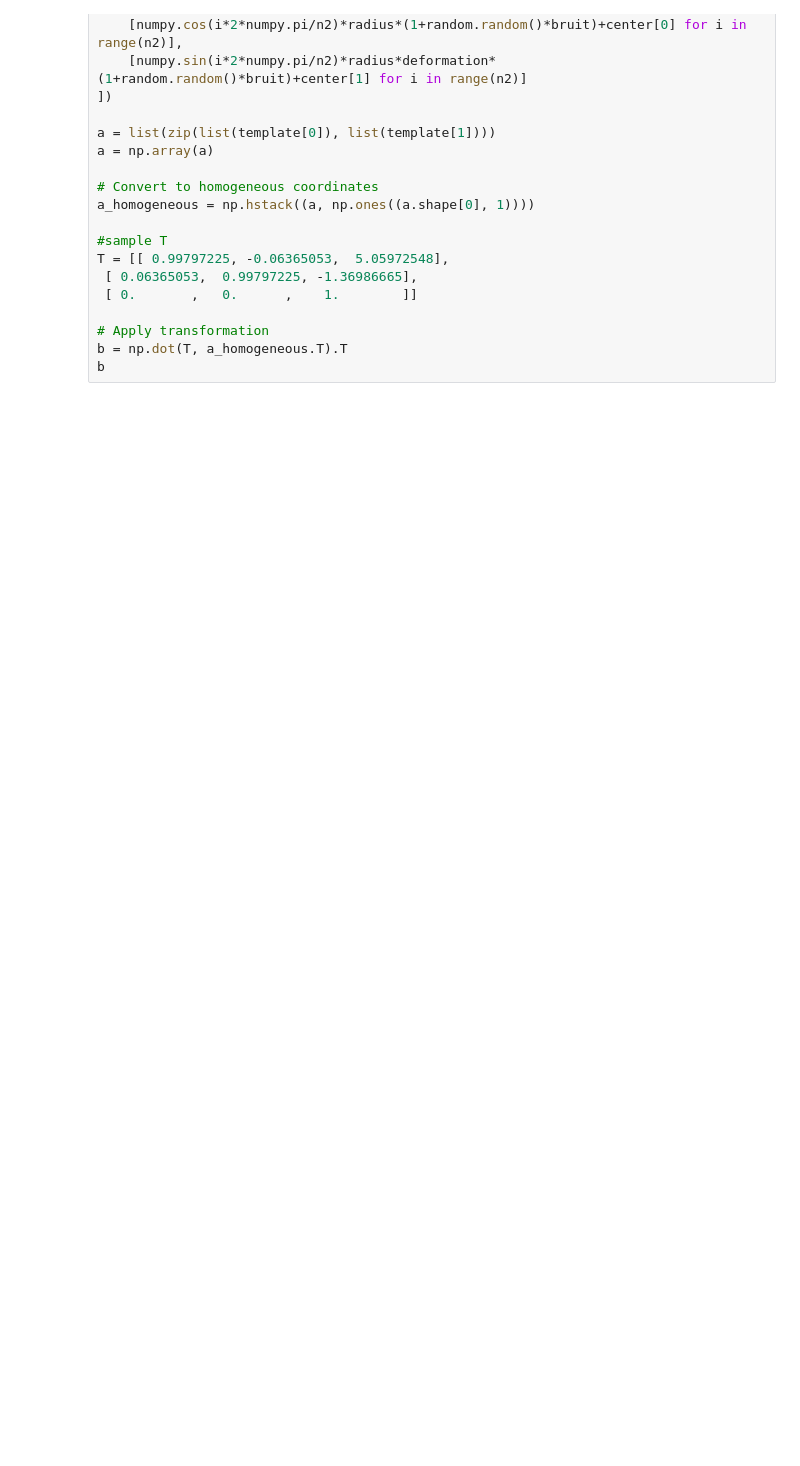
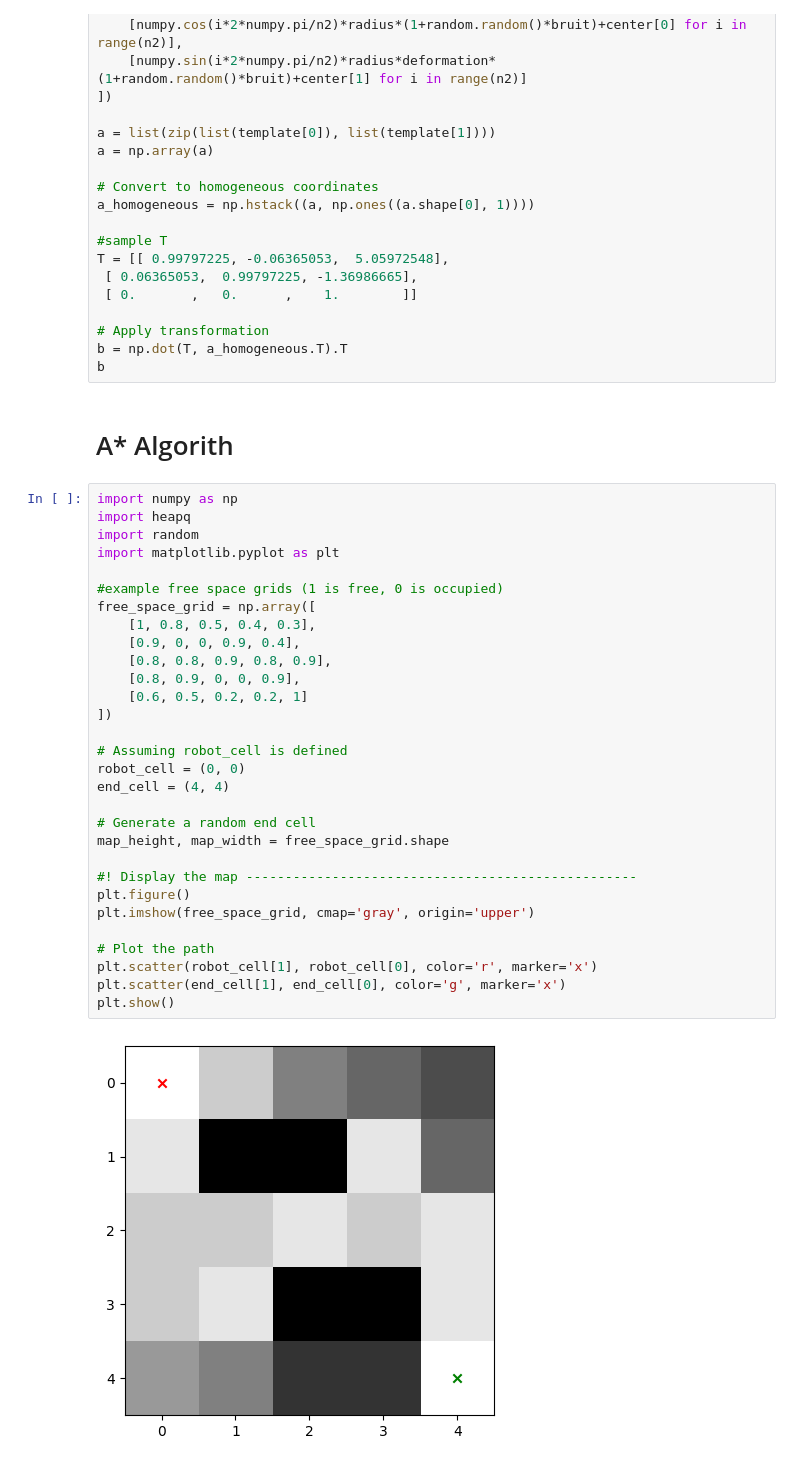
Before and after one commit to Kawai-Senpai/SLAMBot_Python, a Jupyter notebook: test.ipynb, the cells around one changed output. Saved outputs shown, nothing was run; the diff lists cells and outputs as text; blank space fills up the shorter version.

```diff
--- a/test.ipynb
+++ b/test.ipynb
@@ -196,3 +196,37 @@ T = [[ 0.99797225, -0.06365053,  5.05972548],
 # Apply transformation
 b = np.dot(T, a_homogeneous.T).T
 b
+# %% [markdown]
+# A* Algorith
+# %%
+import numpy as np
+import heapq
+import random
+import matplotlib.pyplot as plt
+
+#example free space grids (1 is free, 0 is occupied)
+free_space_grid = np.array([
+    [1, 0.8, 0.5, 0.4, 0.3],
+    [0.9, 0, 0, 0.9, 0.4],
+    [0.8, 0.8, 0.9, 0.8, 0.9],
+    [0.8, 0.9, 0, 0, 0.9],
+    [0.6, 0.5, 0.2, 0.2, 1]
+])
+
+# Assuming robot_cell is defined
+robot_cell = (0, 0)
+end_cell = (4, 4)
+
+# Generate a random end cell
+map_height, map_width = free_space_grid.shape
+
+#! Display the map --------------------------------------------------
+plt.figure()
+plt.imshow(free_space_grid, cmap='gray', origin='upper')
+
+# Plot the path
+plt.scatter(robot_cell[1], robot_cell[0], color='r', marker='x')
+plt.scatter(end_cell[1], end_cell[0], color='g', marker='x')
+plt.show()
+# %% [output]
+[figure, added]
```
Also changed, not shown: parts of 3 cells of this notebook, 4 other files.
